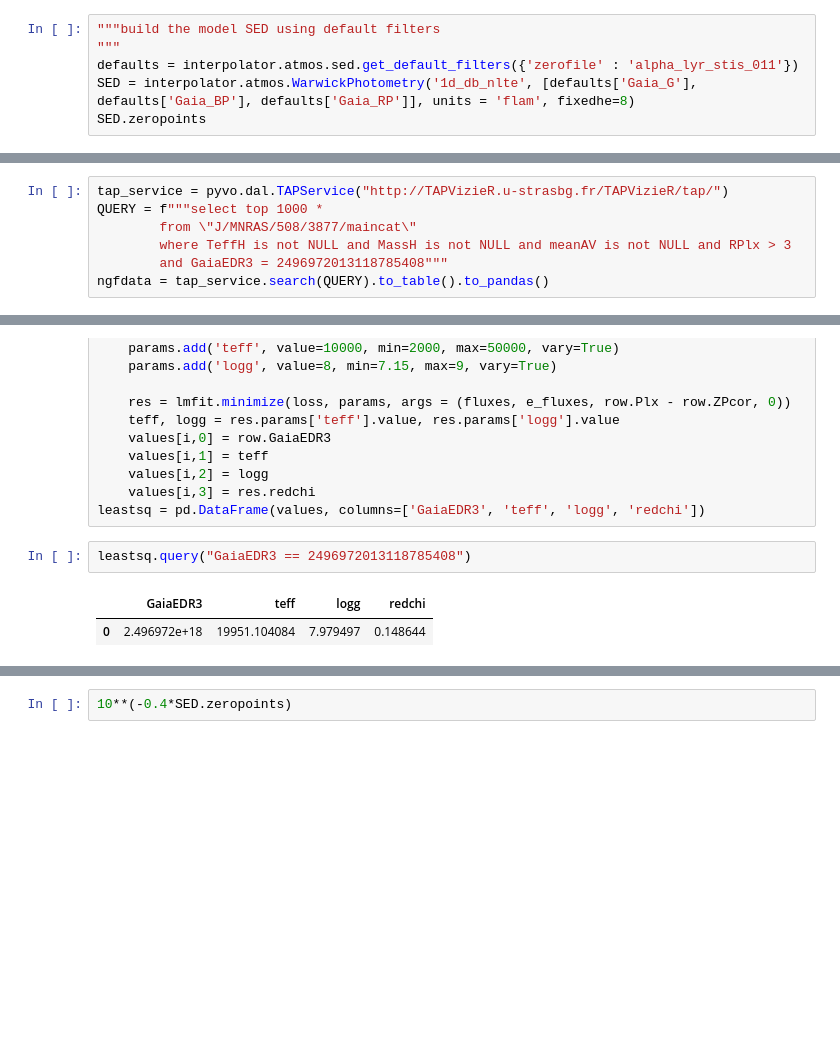
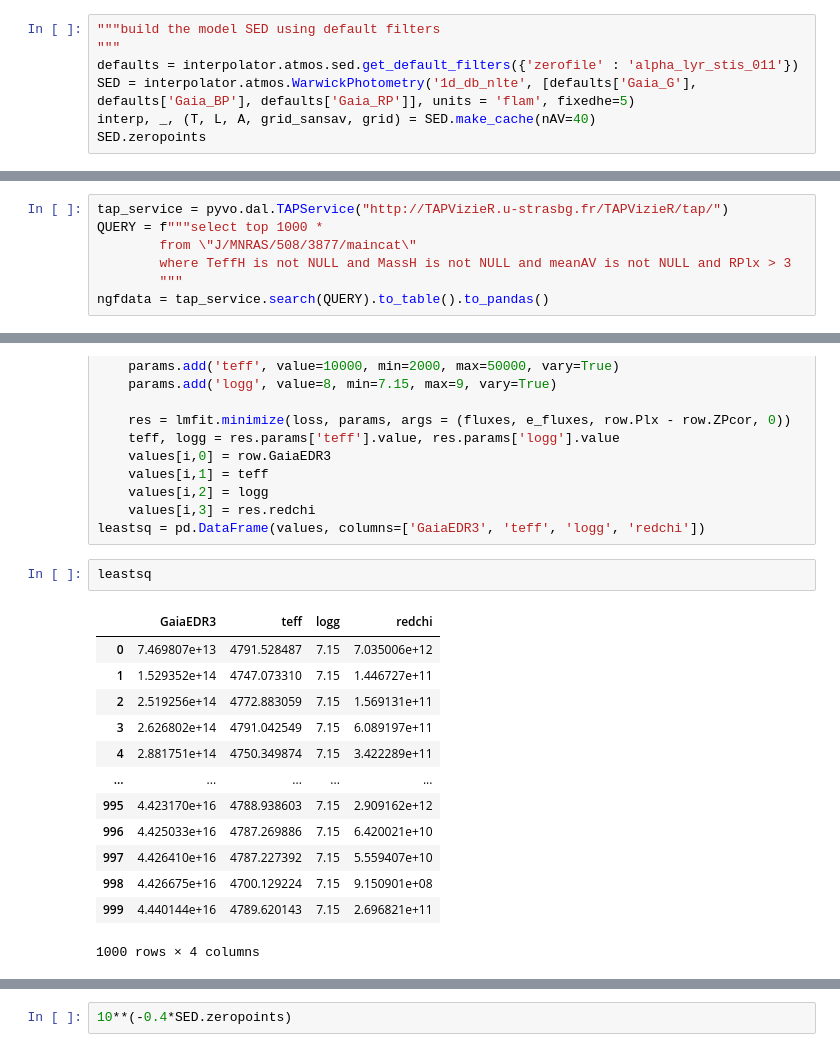
Before and after one commit to stefanarseneau/wd_interpolator, a Jupyter notebook: util/test_fitting_fnu.ipynb, the cells around one changed output, grey strips where cells are left out. Saved outputs shown, nothing was run; the diff lists cells and outputs as text; blank space fills up the shorter version.

```diff
--- a/util/test_fitting_fnu.ipynb
+++ b/util/test_fitting_fnu.ipynb
@@ -40,7 +40,8 @@ plt.plot(test.wavl, test(12000, 8, 8))
 """build the model SED using default filters
 """
 defaults = interpolator.atmos.sed.get_default_filters({'zerofile' : 'alpha_lyr_stis_011'})
-SED = interpolator.atmos.WarwickPhotometry('1d_db_nlte', [defaults['Gaia_G'], defaults['Gaia_BP'], defaults['Gaia_RP']], units = 'flam', fixedhe=8)
+SED = interpolator.atmos.WarwickPhotometry('1d_db_nlte', [defaults['Gaia_G'], defaults['Gaia_BP'], defaults['Gaia_RP']], units = 'flam', fixedhe=5)
+interp, _, (T, L, A, grid_sansav, grid) = SED.make_cache(nAV=40)
 SED.zeropoints
 # %% [output]
 array([21.50298444, 20.97310752, 22.2411774 ])
@@ -107,7 +86,7 @@ tap_service = pyvo.dal.TAPService("http://TAPVizieR.u-strasbg.fr/TAPVizieR/tap/"
 QUERY = f"""select top 1000 *
         from \"J/MNRAS/508/3877/maincat\"
         where TeffH is not NULL and MassH is not NULL and meanAV is not NULL and RPlx > 3
-        and GaiaEDR3 = 2496972013118785408"""
+        """
 ngfdata = tap_service.search(QUERY).to_table().to_pandas()
 # %%
 ngfdata[['GmagCorr', 'BPmag', 'RPmag']]
@@ -137,10 +127,21 @@ for i, row in tqdm.tqdm(ngfdata.iterrows(), total=len(ngfdata)):
     values[i,3] = res.redchi
 leastsq = pd.DataFrame(values, columns=['GaiaEDR3', 'teff', 'logg', 'redchi'])
 # %%
-leastsq.query("GaiaEDR3 == 2496972013118785408")
+leastsq
 # %% [output]
 |  | GaiaEDR3 | teff | logg | redchi |
-| 0 | 2.496972e+18 | 19951.104084 | 7.979497 | 0.148644 |
+| 0 | 7.469807e+13 | 4791.528487 | 7.15 | 7.035006e+12 |
+| 1 | 1.529352e+14 | 4747.073310 | 7.15 | 1.446727e+11 |
+| 2 | 2.519256e+14 | 4772.883059 | 7.15 | 1.569131e+11 |
+| 3 | 2.626802e+14 | 4791.042549 | 7.15 | 6.089197e+11 |
+| 4 | 2.881751e+14 | 4750.349874 | 7.15 | 3.422289e+11 |
+| ... | ... | ... | ... | ... |
+| 995 | 4.423170e+16 | 4788.938603 | 7.15 | 2.909162e+12 |
+| 996 | 4.425033e+16 | 4787.269886 | 7.15 | 6.420021e+10 |
+| 997 | 4.426410e+16 | 4787.227392 | 7.15 | 5.559407e+10 |
+| 998 | 4.426675e+16 | 4700.129224 | 7.15 | 9.150901e+08 |
+| 999 | 4.440144e+16 | 4789.620143 | 7.15 | 2.696821e+11 |
+1000 rows × 4 columns
 # %%
 def interpolate_massteff(massarray : np.array, teffarray : np.array, Hlayer : str = 'thick') -> np.array:
     """compute the radial velocity from mass and effective temperature
```
Also changed, not shown: parts of 9 cells of this notebook, 2 other files.
